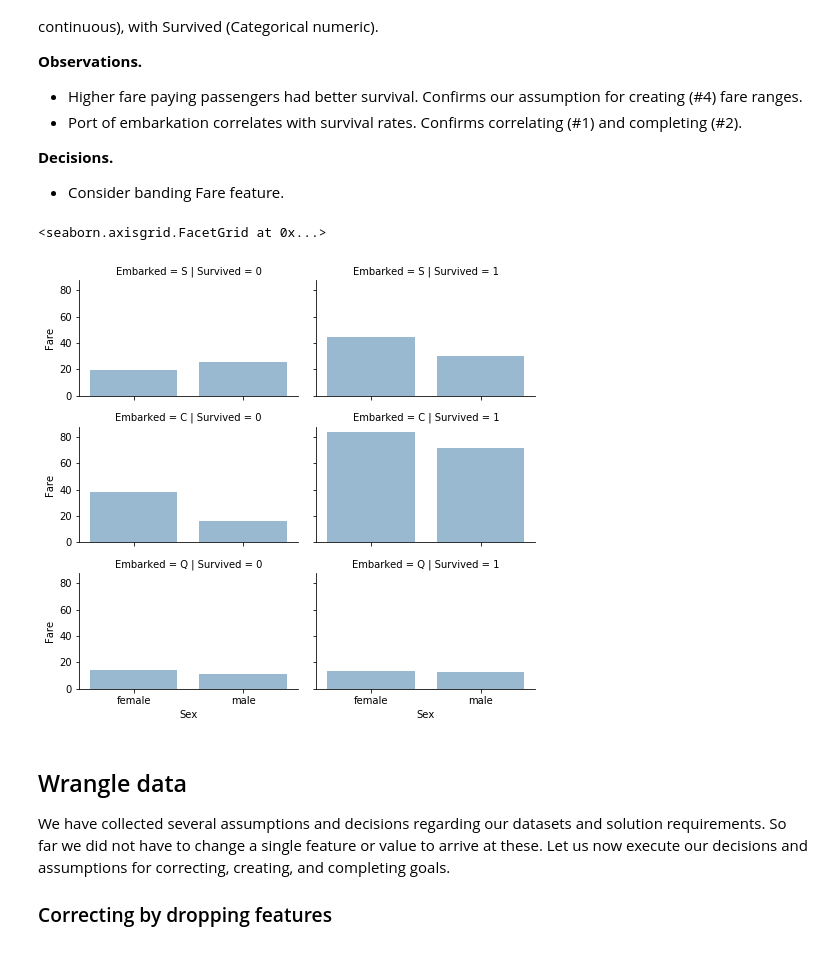
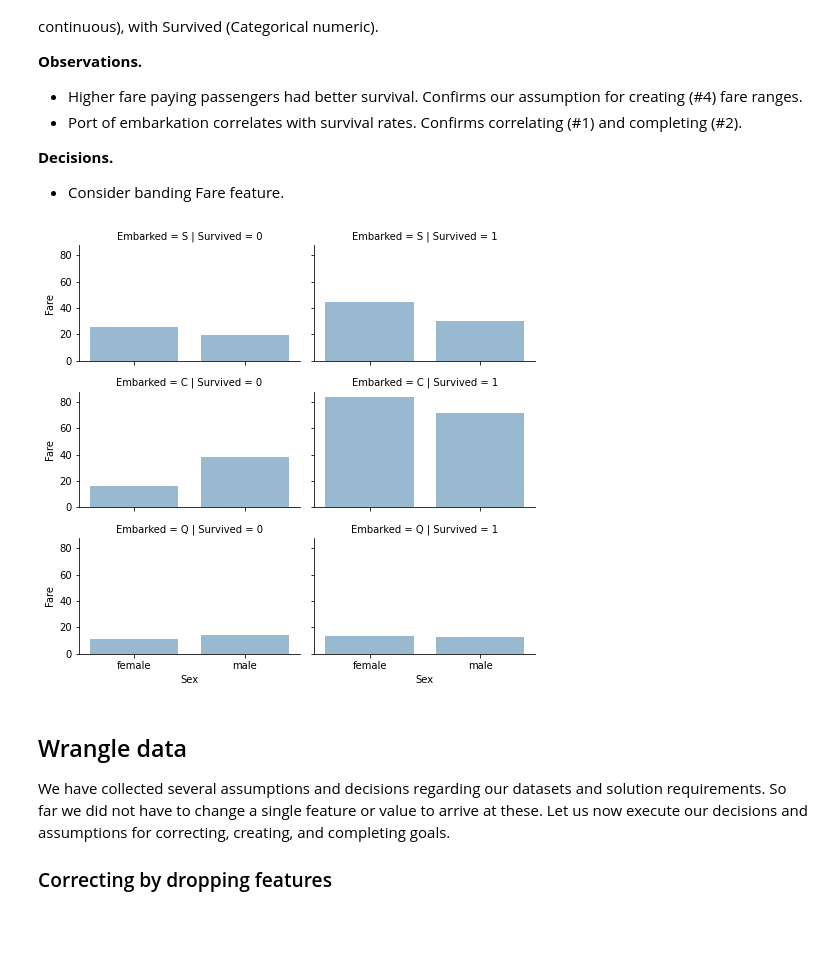
Before and after one commit to soumikg08/Titanic_Data, a Jupyter notebook: titanic-data-science-solutions.ipynb, the cells around one changed output. Saved outputs shown, nothing was run; the diff lists cells and outputs as text; code cells hidden in the pictures.

```diff
--- a/titanic-data-science-solutions.ipynb
+++ b/titanic-data-science-solutions.ipynb
@@ -450,12 +589,12 @@ We may also want to correlate categorical features (with non-numeric values) and
 - Consider banding Fare feature.
 # %%
 # grid = sns.FacetGrid(train_df, col='Embarked', hue='Survived', palette={0: 'k', 1: 'w'})
-grid = sns.FacetGrid(train_df, row='Embarked', col='Survived', size=2.2, aspect=1.6)
-grid.map(sns.barplot, 'Sex', 'Fare', alpha=.5, ci=None)
+grid = sns.FacetGrid(train_df, row='Embarked', col='Survived', height=2.2, aspect=1.6)
+grid.map(sns.barplot, 'Sex', 'Fare', alpha=.5, ci=None, order=['female', 'male'])
 grid.add_legend()
+plt.show()
 # %% [output]
-<seaborn.axisgrid.FacetGrid at 0x...>
-[figure, old version]
+[figure, new version]
 # %% [markdown]
 ## Wrangle data
 
```
Also changed, not shown: parts of 42 cells of this notebook.
